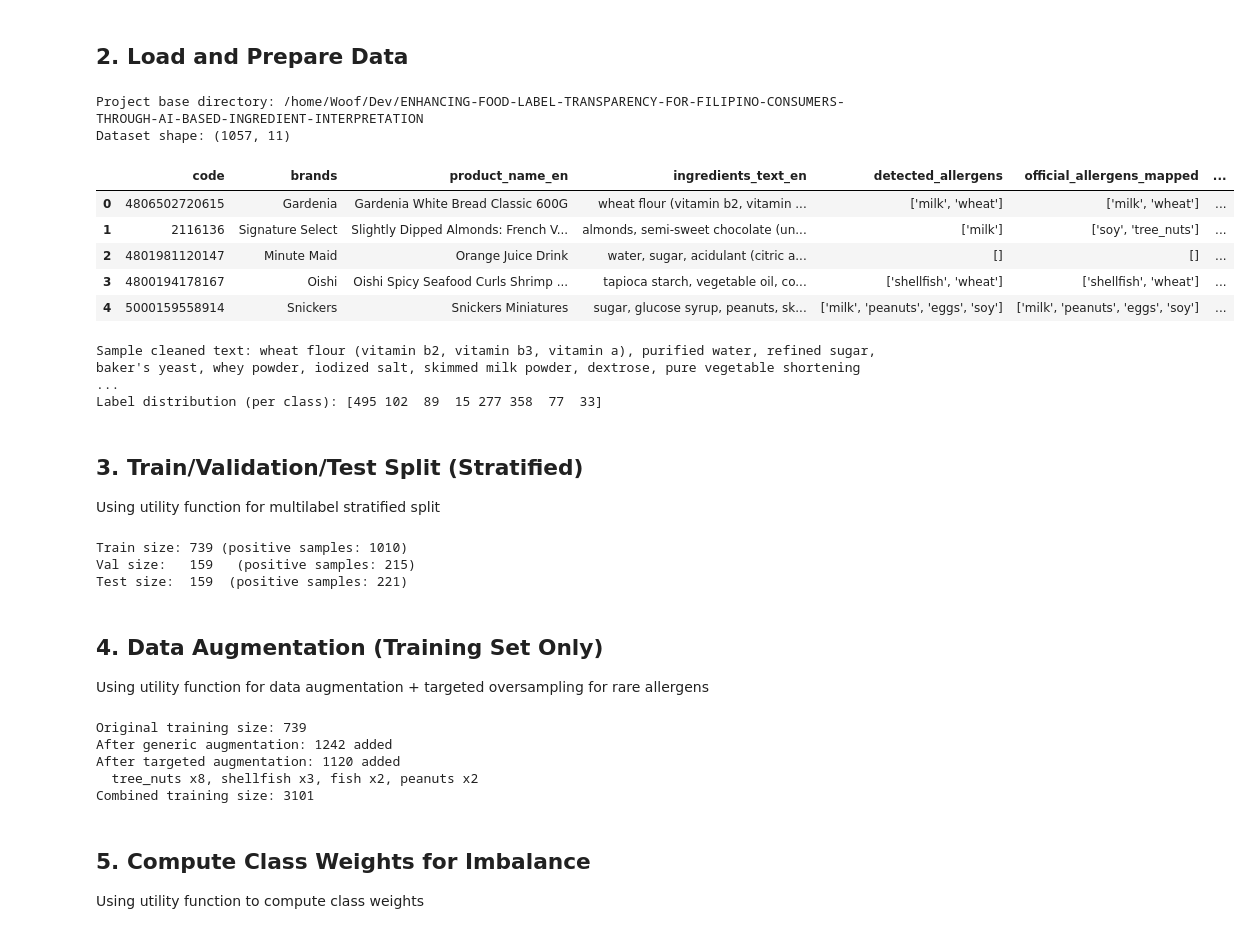
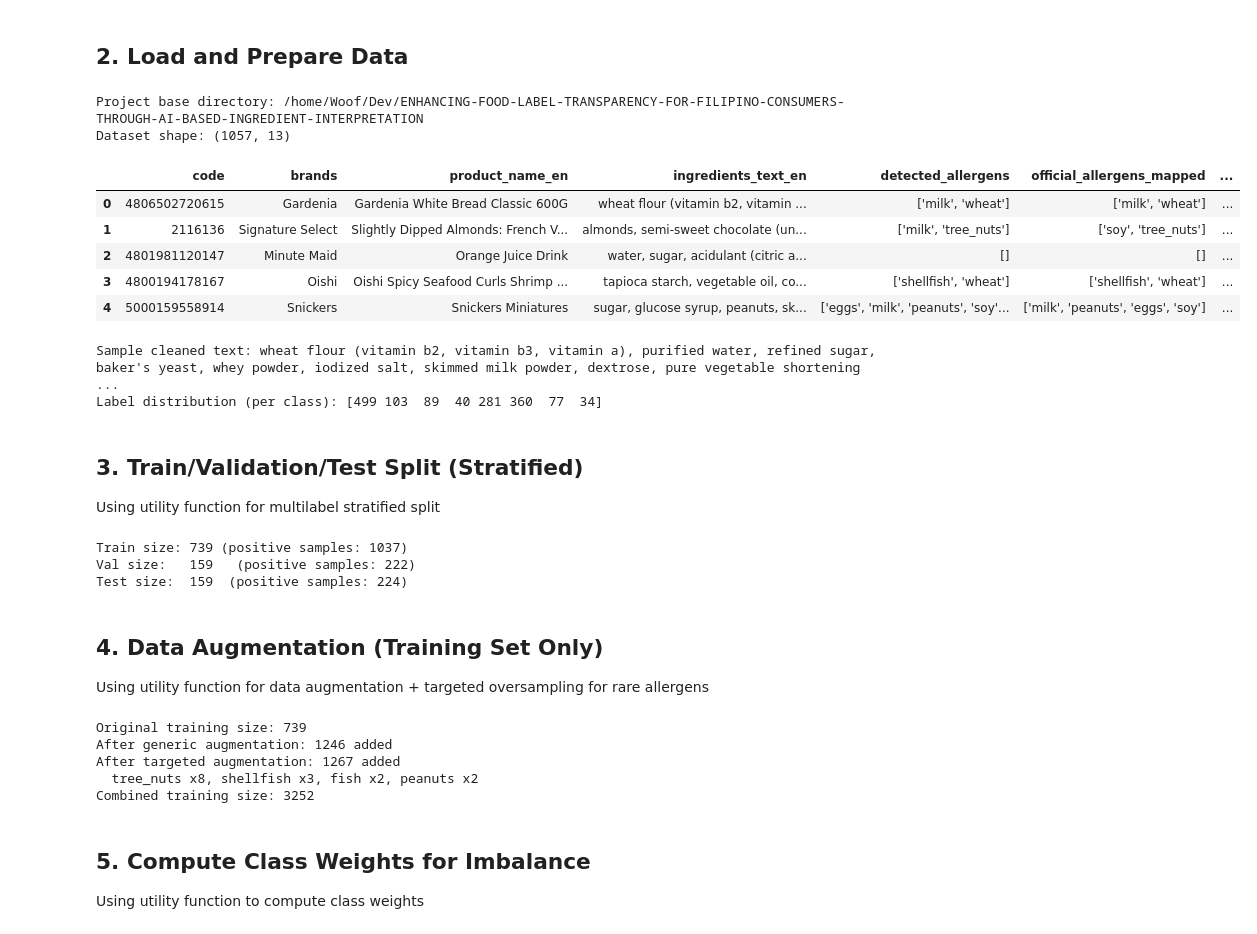
Before and after one commit to AngelChaos777/ai-based-ingredient-interpretation, a Jupyter notebook: notebooks/07_allergen_training.ipynb, the cells around one changed output. Saved outputs shown, nothing was run; the diff lists cells and outputs as text; code cells hidden in the pictures.

```diff
--- a/notebooks/07_allergen_training.ipynb
+++ b/notebooks/07_allergen_training.ipynb
@@ -78,22 +78,22 @@ All imports completed using utility modules.
 # %%
 # Get project directories for consistent path handling
 dirs = get_data_directories()
 print(f"Project base directory: {dirs['base']}")
 
 # Load labeled data using utility function
 # Use the enhanced dataset which contains detected allergens
-df = load_labeled_data(filepath=os.path.join(dirs['final'], 'labeled_dataset_enhanced.csv'))
+df = load_labeled_data(filepath=os.path.join(dirs['final'], 'labeled_dataset_enhanced_fixed.csv'))
 print(f"Dataset shape: {df.shape}")
 df.head()
 # %% [output]
 Project base directory: /home/Woof/Dev/ENHANCING-FOOD-LABEL-TRANSPARENCY-FOR-FILIPINO-CONSUMERS-THROUGH-AI-BASED-INGREDIENT-INTERPRETATION
-Dataset shape: (1057, 11)
+Dataset shape: (1057, 13)
 |  | code | brands | product_name_en | ingredients_text_en | detected_allergens | official_allergens_mapped | ... |
 | 0 | 4806502720615 | Gardenia | Gardenia White Bread Classic 600G | wheat flour (vitamin b2, vitamin ... | ['milk', 'wheat'] | ['milk', 'wheat'] | ... |
-| 1 | 2116136 | Signature Select | Slightly Dipped Almonds: French V... | almonds, semi-sweet chocolate (un... | ['milk'] | ['soy', 'tree_nuts'] | ... |
+| 1 | 2116136 | Signature Select | Slightly Dipped Almonds: French V... | almonds, semi-sweet chocolate (un... | ['milk', 'tree_nuts'] | ['soy', 'tree_nuts'] | ... |
 | 2 | 4801981120147 | Minute Maid | Orange Juice Drink | water, sugar, acidulant (citric a... | [] | [] | ... |
 | 3 | 4800194178167 | Oishi | Oishi Spicy Seafood Curls Shrimp ... | tapioca starch, vegetable oil, co... | ['shellfish', 'wheat'] | ['shellfish', 'wheat'] | ... |
-| 4 | 5000159558914 | Snickers | Snickers Miniatures | sugar, glucose syrup, peanuts, sk... | ['milk', 'peanuts', 'eggs', 'soy'] | ['milk', 'peanuts', 'eggs', 'soy'] | ... |
+| 4 | 5000159558914 | Snickers | Snickers Miniatures | sugar, glucose syrup, peanuts, sk... | ['eggs', 'milk', 'peanuts', 'soy'... | ['milk', 'peanuts', 'eggs', 'soy'] | ... |
 # %%
 # Clean HTML tags from ingredients using utility function
 df["ingredients_cleaned"] = df["ingredients_text_en"].apply(clean_html)
@@ -105,7 +105,7 @@ print(f"Sample cleaned text: {df['ingredients_cleaned'].iloc[0][:200]}")
 print(f"Label distribution (per class): {np.array(df['labels'].tolist()).sum(axis=0)}")
 # %% [output]
 Sample cleaned text: wheat flour (vitamin b2, vitamin b3, vitamin a), purified water, refined sugar, baker's yeast, whey powder, iodized salt, skimmed milk powder, dextrose, pure vegetable shortening  ...
-Label distribution (per class): [495 102  89  15 277 358  77  33]
+Label distribution (per class): [499 103  89  40 281 360  77  34]
 # %% [markdown]
 ## 3. Train/Validation/Test Split (Stratified)
 
@@ -129,9 +129,9 @@ print(f"Train size: {len(train_texts)} (positive samples: {np.array(train_labels
 print(f"Val size:   {len(val_texts)}   (positive samples: {np.array(val_labels).sum(axis=0).sum()})")
 print(f"Test size:  {len(test_texts)}  (positive samples: {np.array(test_labels).sum(axis=0).sum()})")
 # %% [output]
-Train size: 739 (positive samples: 1010)
-Val size:   159   (positive samples: 215)
-Test size:  159  (positive samples: 221)
+Train size: 739 (positive samples: 1037)
+Val size:   159   (positive samples: 222)
+Test size:  159  (positive samples: 224)
 # %% [markdown]
 ## 4. Data Augmentation (Training Set Only)
 
@@ -171,10 +171,10 @@ test_texts_final = test_texts
 test_labels_final = np.array(test_labels)
 # %% [output]
 Original training size: 739
-After generic augmentation: 1242 added
-After targeted augmentation: 1120 added
+After generic augmentation: 1246 added
+After targeted augmentation: 1267 added
   tree_nuts x8, shellfish x3, fish x2, peanuts x2
-Combined training size: 3101
+Combined training size: 3252
 # %% [markdown]
 ## 5. Compute Class Weights for Imbalance
 
```
Also changed, not shown: parts of 34 cells of this notebook, 11 other files.
